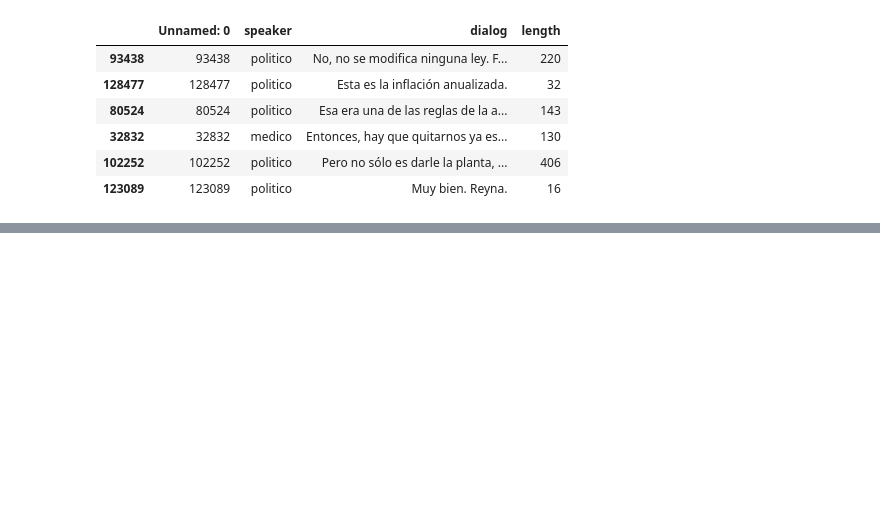
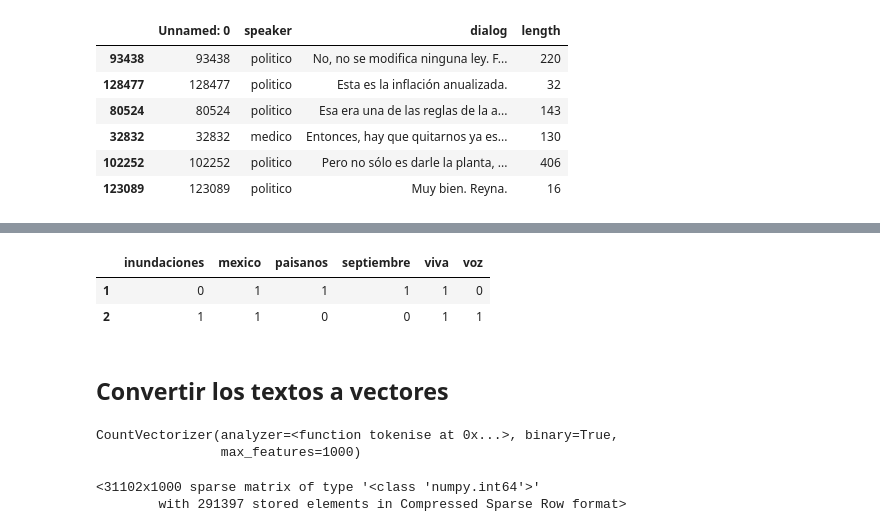
Before and after one commit to chechorios2008/MachileLearning-CasosPracticos., a Jupyter notebook: Notebooks/quienHabla.ipynb, the cells around one changed output, grey strips where cells are left out. Saved outputs shown, nothing was run; the diff lists cells and outputs as text; code cells hidden in the pictures; blank space fills up the shorter version.

Commit message:
"Creación del modelo y su metrica con regresion logistica"

```diff
--- a/Notebooks/quienHabla.ipynb
+++ b/Notebooks/quienHabla.ipynb
@@ -40,0 +175,9 @@ dialogs.sample(6)
+# %%
+# Con estos objetos, identifico las cadenas que quiero eliminar para el analisis del texto.
+from nltk.corpus import stopwords
+sp_stopwords = stopwords.words("spanish")
+sp_punctuation = string.punctuation + '¿¡' # Desúes del "+" le puedo agregar manualmente los que no trae string por defecto.
+
+# Vamos a unificar en una sola variable los caracteres no deseados.
+not_deseados = set((unidecode(word) for word in sp_stopwords)) | set(sp_punctuation)
+not_deseados
@@ -40,0 +202,13 @@ dialogs.sample(6)
+# %%
+# Función que recibe oración
+tk_tokenizer= ToktokTokenizer()
+
+def tokenise(sentence):
+    limpia = []
+    clean_sentence = unidecode(sentence)
+    for token_ in tk_tokenizer.tokenize(clean_sentence):
+        token = token_.lower()
+        if token in not_deseados:
+            continue
+        limpia.append(token)
+    return limpia
@@ -40,0 +225,19 @@ dialogs.sample(6)
+# %%
+from sklearn.feature_extraction.text import CountVectorizer
+vectorizador_ejemplo = CountVectorizer(binary=True, analyzer=tokenise)
+# %%
+ejemplos = [
+    "viva mexico paisanos en septiembre",
+    "en mexico hay inundaciones de viva voz"
+]
+vectors = vectorizador_ejemplo.fit_transform(ejemplos)
+
+vocabulary = vectorizador_ejemplo.vocabulary_
+columns = [token for token, _ in sorted(vocabulary.items(), key=lambda item: item[1])]
+pd.DataFrame(vectors.todense(), columns=columns, index=[1, 2])
+# %% [output]
+|  | inundaciones | mexico | paisanos | septiembre | viva | voz |
+| 1 | 0 | 1 | 1 | 1 | 1 | 0 |
+| 2 | 1 | 1 | 0 | 0 | 1 | 1 |
+# %% [markdown]
+<h2> Convertir los textos a vectores</h2>
@@ -40,0 +246,6 @@ dialogs.sample(6)
+# %%
+# Entrenamiento del modelo.
+vectorizador_real.fit(dialogs_train)
+# %% [output]
+CountVectorizer(analyzer=<function tokenise at 0x...>, binary=True,
+                max_features=1000)
@@ -40,0 +256,6 @@ dialogs.sample(6)
+# %%
+# Esta es una matrix de mil columna con valores 1 y 0
+test_x
+# %% [output]
+<31102x1000 sparse matrix of type '<class 'numpy.int64'>'
+        with 291397 stored elements in Compressed Sparse Row format>
```
Also changed, not shown: parts of 41 cells of this notebook.
